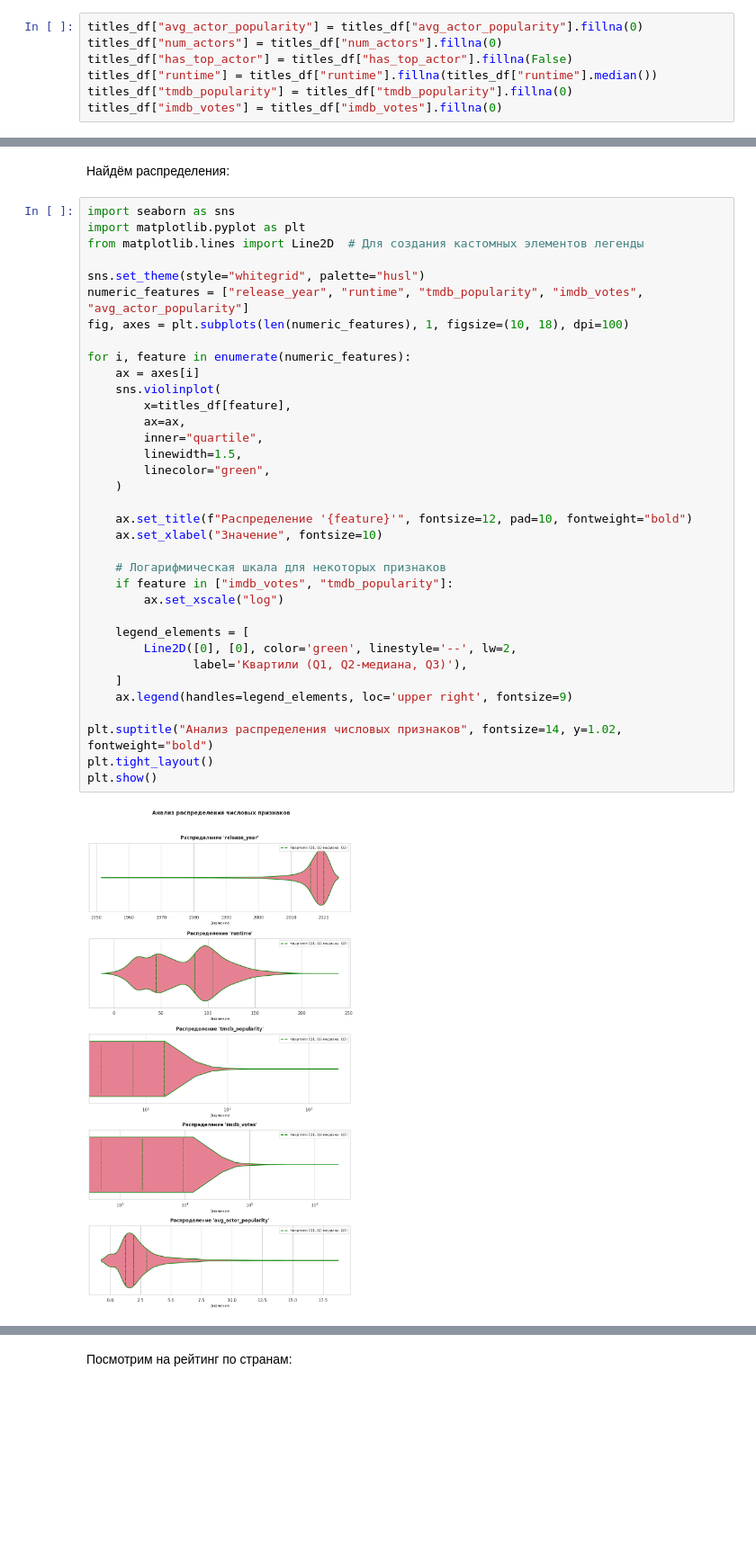
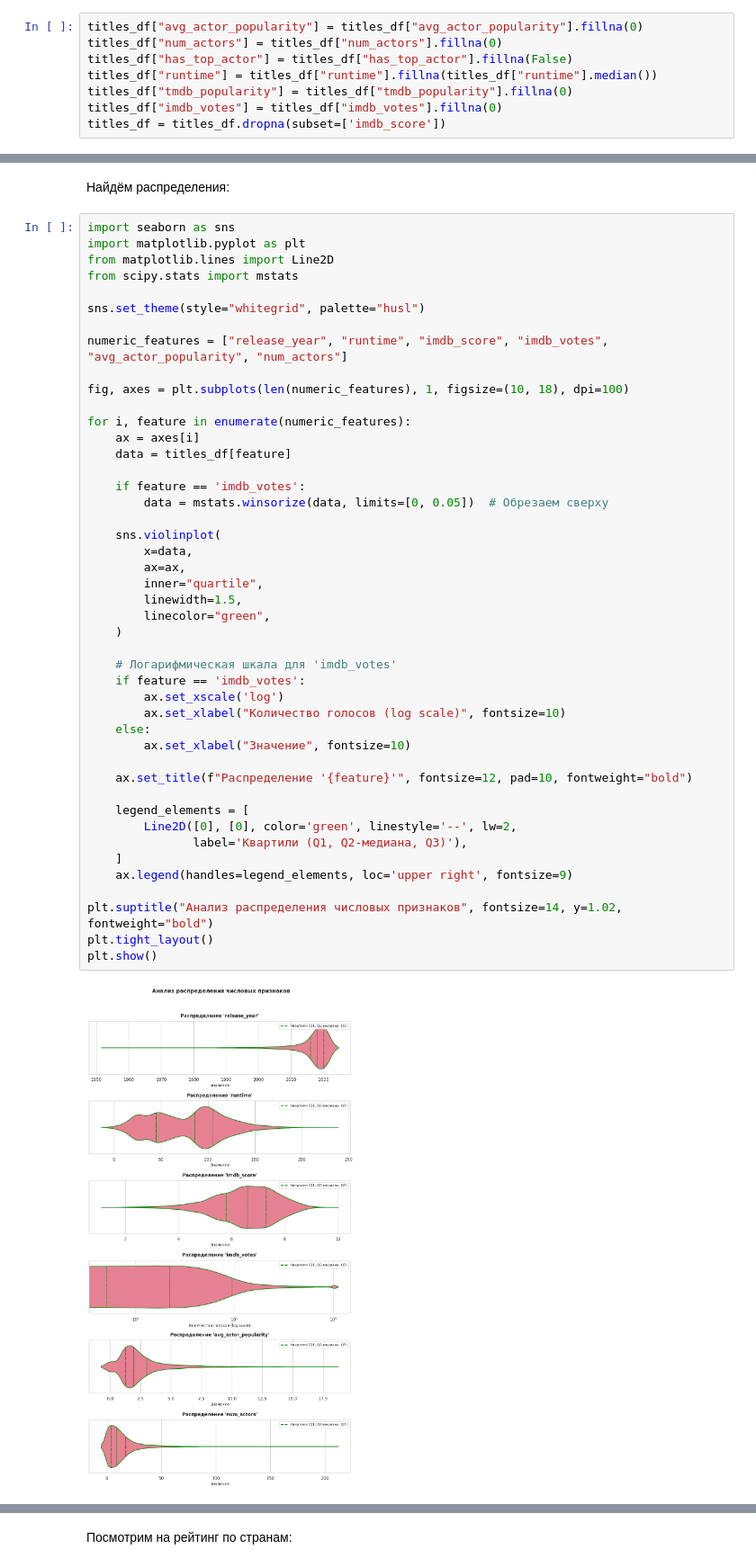
Before and after one commit to ZaichenkoNA/Stat_Prac, a Jupyter notebook: Proekt.ipynb, the cells around one changed output, grey strips where cells are left out. Shown at 90% size. Drawn from its saved outputs; the diff is of its cells as text; blank space fills up the shorter version.

```diff
--- a/Proekt.ipynb
+++ b/Proekt.ipynb
@@ -143,3 +143,4 @@ titles_df["has_top_actor"] = titles_df["has_top_actor"].fillna(False)
 titles_df["runtime"] = titles_df["runtime"].fillna(titles_df["runtime"].median())
 titles_df["tmdb_popularity"] = titles_df["tmdb_popularity"].fillna(0)
 titles_df["imdb_votes"] = titles_df["imdb_votes"].fillna(0)
+titles_df = titles_df.dropna(subset=['imdb_score'])
@@ -183,40 +205,50 @@ print("Предобработка завершена!")
 # %%
 import seaborn as sns
 import matplotlib.pyplot as plt
-from matplotlib.lines import Line2D  # Для создания кастомных элементов легенды
+from matplotlib.lines import Line2D
+from scipy.stats import mstats
 
 sns.set_theme(style="whitegrid", palette="husl")
-numeric_features = ["release_year", "runtime", "tmdb_popularity", "imdb_votes", "avg_actor_popularity"]
+
+numeric_features = ["release_year", "runtime", "imdb_score", "imdb_votes", "avg_actor_popularity", "num_actors"]
+
 fig, axes = plt.subplots(len(numeric_features), 1, figsize=(10, 18), dpi=100)
 
 for i, feature in enumerate(numeric_features):
     ax = axes[i]
+    data = titles_df[feature]
+
+    if feature == 'imdb_votes':
+        data = mstats.winsorize(data, limits=[0, 0.05])  # Обрезаем сверху
+
     sns.violinplot(
-        x=titles_df[feature],
+        x=data,
         ax=ax,
         inner="quartile",
         linewidth=1.5,
         linecolor="green",
     )
 
+    # Логарифмическая шкала для 'imdb_votes'
+    if feature == 'imdb_votes':
+        ax.set_xscale('log')
+        ax.set_xlabel("Количество голосов (log scale)", fontsize=10)
+    else:
+        ax.set_xlabel("Значение", fontsize=10)
+
     ax.set_title(f"Распределение '{feature}'", fontsize=12, pad=10, fontweight="bold")
-    ax.set_xlabel("Значение", fontsize=10)
-
-    # Логарифмическая шкала для некоторых признаков
-    if feature in ["imdb_votes", "tmdb_popularity"]:
-        ax.set_xscale("log")
 
     legend_elements = [
         Line2D([0], [0], color='green', linestyle='--', lw=2,
                label='Квартили (Q1, Q2-медиана, Q3)'),
     ]
     ax.legend(handles=legend_elements, loc='upper right', fontsize=9)
 
 plt.suptitle("Анализ распределения числовых признаков", fontsize=14, y=1.02, fontweight="bold")
 plt.tight_layout()
 plt.show()
 # %% [output]
-[figure, old version]
+[figure, new version]
 # %%
 # Корреляционная матрица
 corr_matrix = titles_df[numeric_features + ["imdb_score"]].corr()
```
Also changed, not shown: parts of 7 cells of this notebook.
